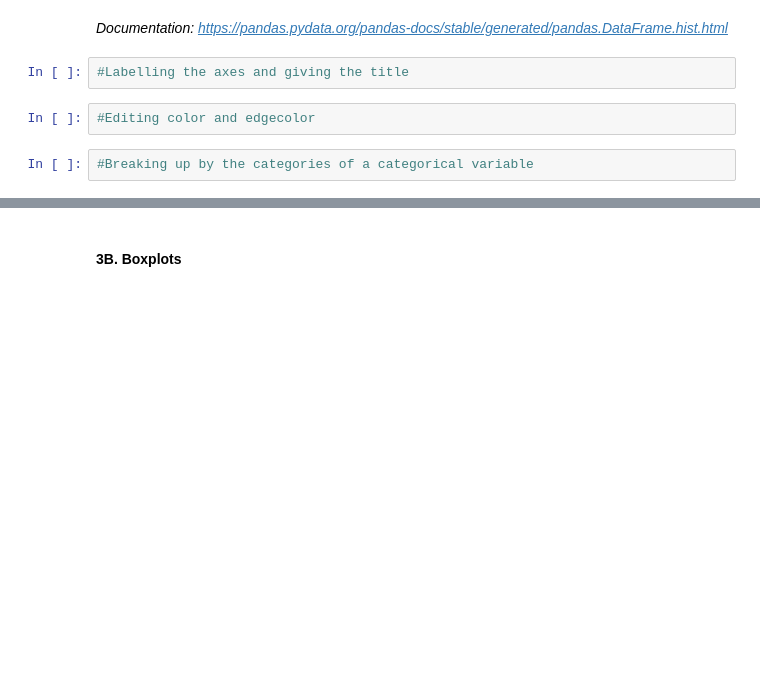
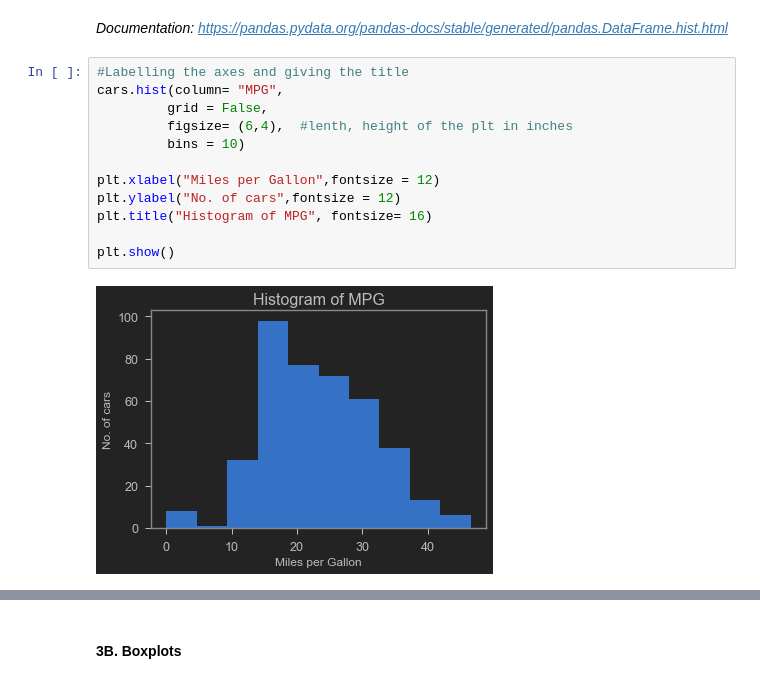
Before and after one commit to GouthamKumar-R/ML, a Jupyter notebook: D20 - IML/Class exercises/IML - S4 - Data Exploration & Data Manipulation .ipynb, the cells around one changed output, grey strips where cells are left out. Drawn from its saved outputs; the diff is of its cells as text; blank space fills up the shorter version.

```diff
--- a/D20 - IML/Class exercises/IML - S4 - Data Exploration & Data Manipulation .ipynb
+++ b/D20 - IML/Class exercises/IML - S4 - Data Exploration & Data Manipulation .ipynb
@@ -275,8 +309,16 @@ import matplotlib.pyplot as plt
 # %% [markdown]
 *Documentation: https://pandas.pydata.org/pandas-docs/stable/generated/pandas.DataFrame.hist.html*
-# %%
-#Labelling the axes and giving the title
-# %%
-#Editing color and edgecolor
-# %%
-#Breaking up by the categories of a categorical variable
+# %%
+#Labelling the axes and giving the title
+cars.hist(column= "MPG",
+         grid = False,
+         figsize= (6,4),  #lenth, height of the plt in inches
+         bins = 10)
+
+plt.xlabel("Miles per Gallon",fontsize = 12)
+plt.ylabel("No. of cars",fontsize = 12)
+plt.title("Histogram of MPG", fontsize= 16)
+
+plt.show()
+# %% [output]
+[figure, added]
```
Also changed, not shown: parts of 19 cells of this notebook.
